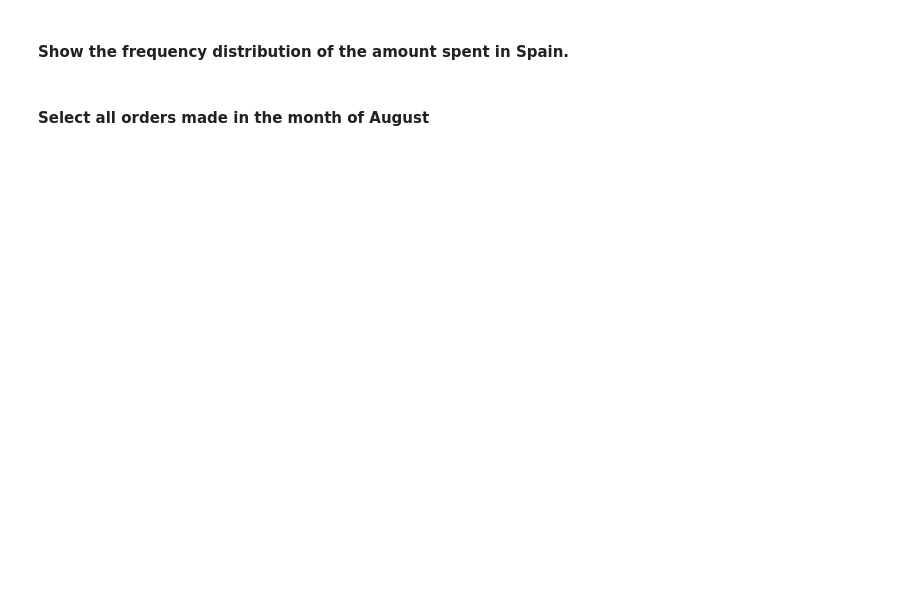
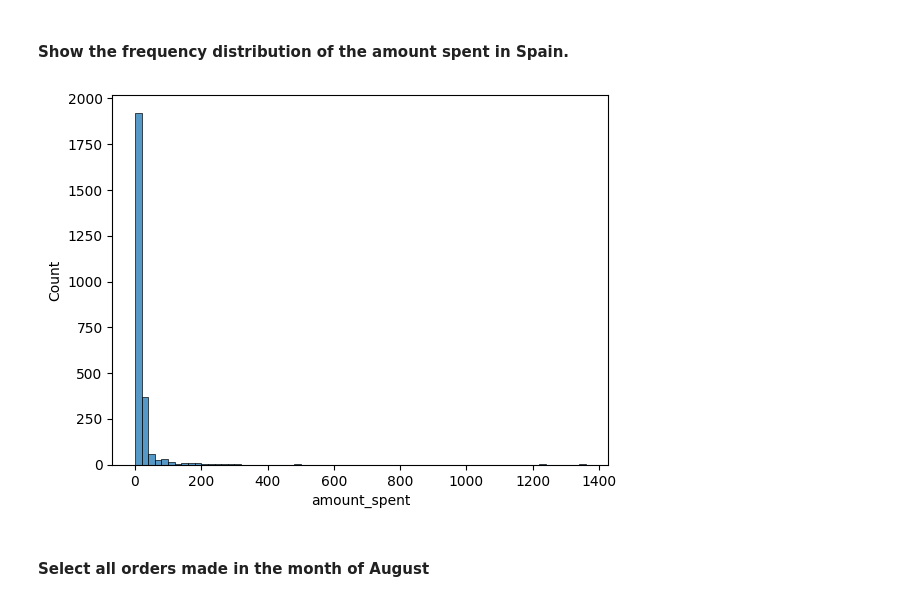
Before and after one commit to Ironhack-data-bcn-april-2023/lab-descriptive-stats, a Jupyter notebook: your-code/main.ipynb, the cells around one changed output. Drawn from its saved outputs; the diff is of its cells as text; code cells hidden in the pictures; blank space fills up the shorter version.

```diff
--- a/your-code/main.ipynb
+++ b/your-code/main.ipynb
@@ -457,3 +495,9 @@ Name: count, dtype: int64
+# %%
+# your answer here
+spain = orders[orders["Country"]=="Spain"]
+amount_dist = sbn.histplot(data=spain, x="amount_spent",binwidth=20)
+# %% [output]
+[figure, added]
 # %% [markdown]
 #### Select all orders made in the month of August
 # %%
```
Also changed, not shown: parts of 19 cells of this notebook.
